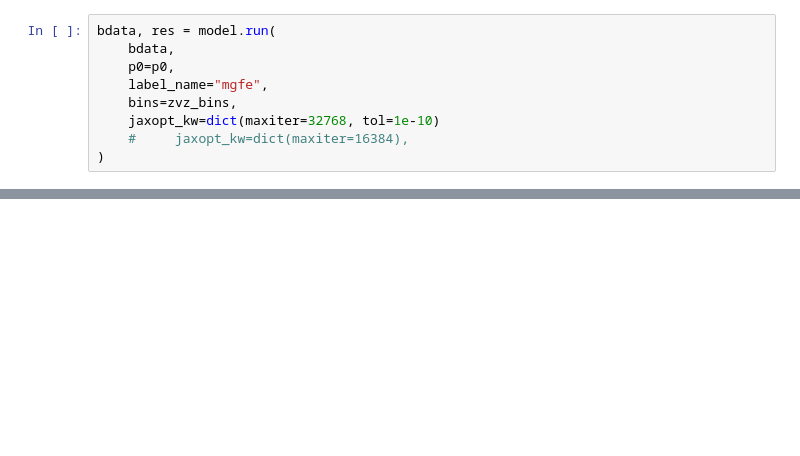
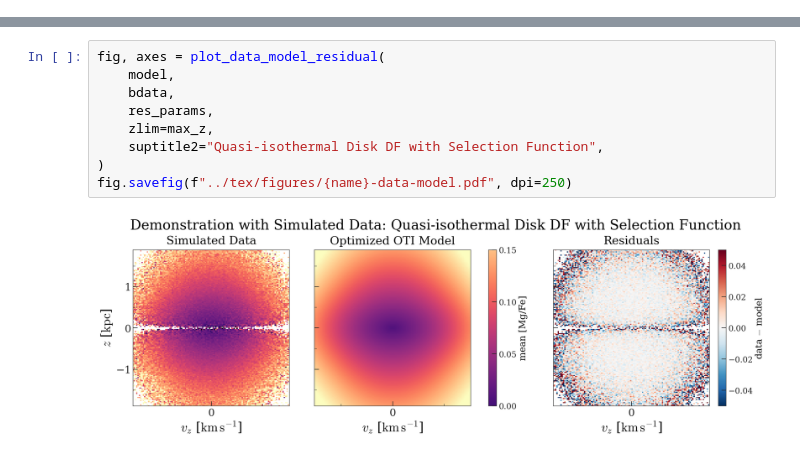
Before and after one commit to adrn/empirical-af, a Jupyter notebook: scripts/Figure-qIso-selection.ipynb, the cells around one changed output, grey strips where cells are left out. Saved outputs shown, nothing was run; the diff lists cells and outputs as text; blank space fills up the shorter version.

```diff
--- a/scripts/Figure-qIso-selection.ipynb
+++ b/scripts/Figure-qIso-selection.ipynb
@@ -200,9 +0,0 @@ np.concatenate([np.atleast_1d(x) for x in jax.tree_util.tree_flatten(p0)[0]]).si
-# %%
-bdata, res = model.run(
-    bdata,
-    p0=p0,
-    label_name="mgfe",
-    bins=zvz_bins,
-    jaxopt_kw=dict(maxiter=32768, tol=1e-10)
-    #     jaxopt_kw=dict(maxiter=16384),
-)
@@ -799,0 +56,11 @@ Omega 0.07212745960947692
+# %%
+fig, axes = plot_data_model_residual(
+    model,
+    bdata,
+    res_params,
+    zlim=max_z,
+    suptitle2="Quasi-isothermal Disk DF with Selection Function",
+)
+fig.savefig(f"../tex/figures/{name}-data-model.pdf", dpi=250)
+# %% [output]
+[figure, added]
```
Also changed, not shown: parts of 85 cells of this notebook, 2 other files.
